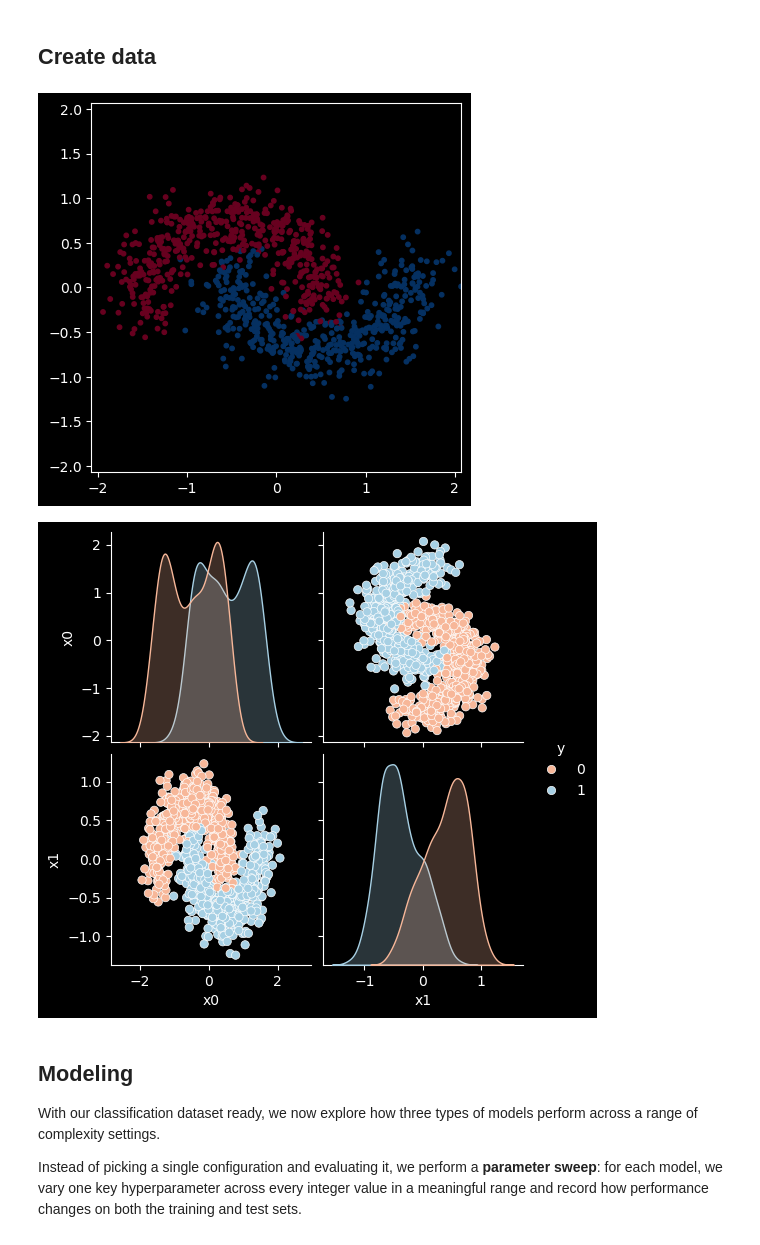
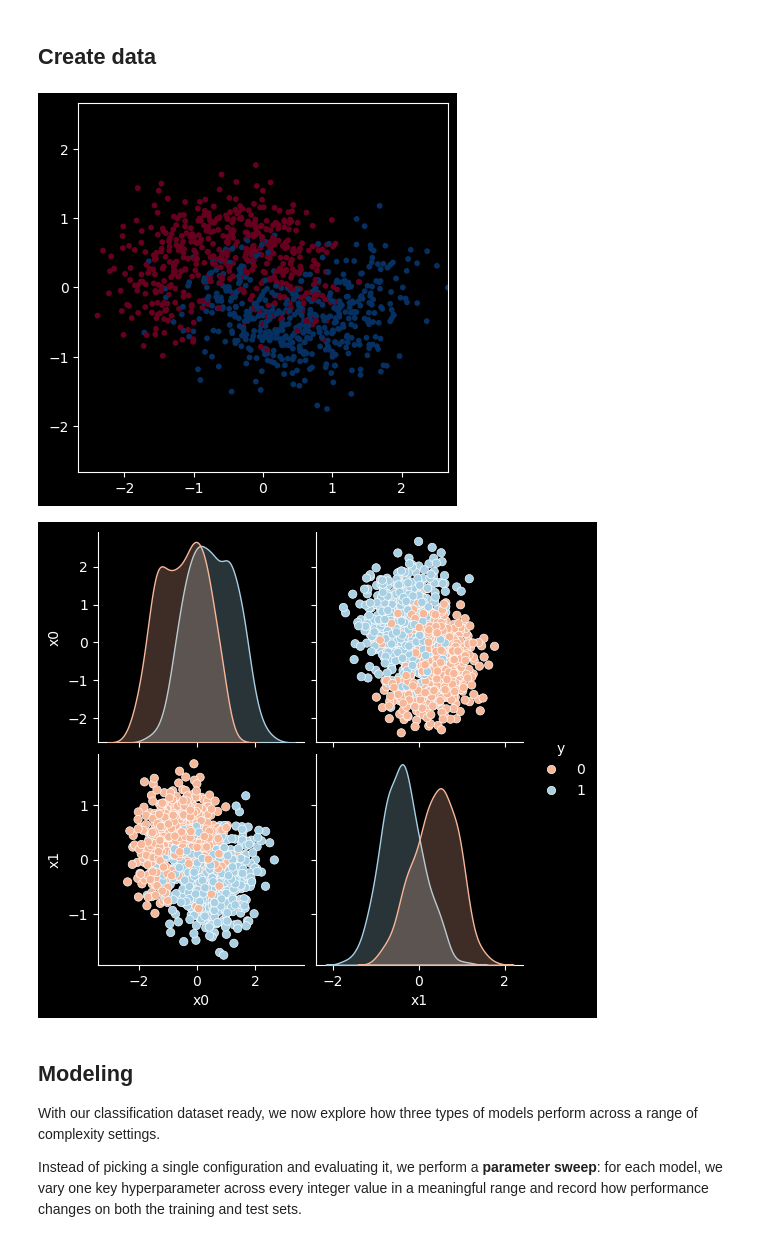
Before and after one commit to gtw2i/MSDS-565-Summer-2026, a Jupyter notebook: Unit 1 - Tabular Data/Demos/U1-3_Modeling_ParamSweep.ipynb, the cells around one changed output. Saved outputs shown, nothing was run; the diff lists cells and outputs as text; code cells hidden in the pictures.

```diff
--- a/Unit 1 - Tabular Data/Demos/U1-3_Modeling_ParamSweep.ipynb
+++ b/Unit 1 - Tabular Data/Demos/U1-3_Modeling_ParamSweep.ipynb
@@ -41,36 +41,36 @@ elif choice == 1:
 elif choice == 2:
     X, y = make_moons(
         n_samples=n_samples,
-        noise=0.2,
+        noise=0.4,
         random_state=42
     )
 elif choice == 3:
     X, y = make_circles(
         n_samples=n_samples,
         noise=0.1,
         factor=0.5,
         random_state=42
     )
 # end
 
 X = X - X.mean(axis=0)
 
 MAX = np.max(np.abs(X))
 
 plt.style.use('dark_background')
 
 plt.scatter(X[:,0], X[:,1], c=y, s=10, cmap="RdBu");
 plt.xlim(-MAX,MAX)
 plt.ylim(-MAX,MAX)
 plt.gca().set_aspect('equal')
 plt.show()
 
 df = pd.DataFrame( {"x0":X[:,0], "x1":X[:,1], "y":y} )
 sns.pairplot(df, hue='y', palette='RdBu')
 plt.show()
 # %% [output]
-[figure, old version]
+[figure, new version]
-[figure, old version]
+[figure, new version]
 # %% [markdown]
 ## Modeling
 
```
Also changed, not shown: parts of 3 cells of this notebook, 5 other files.
